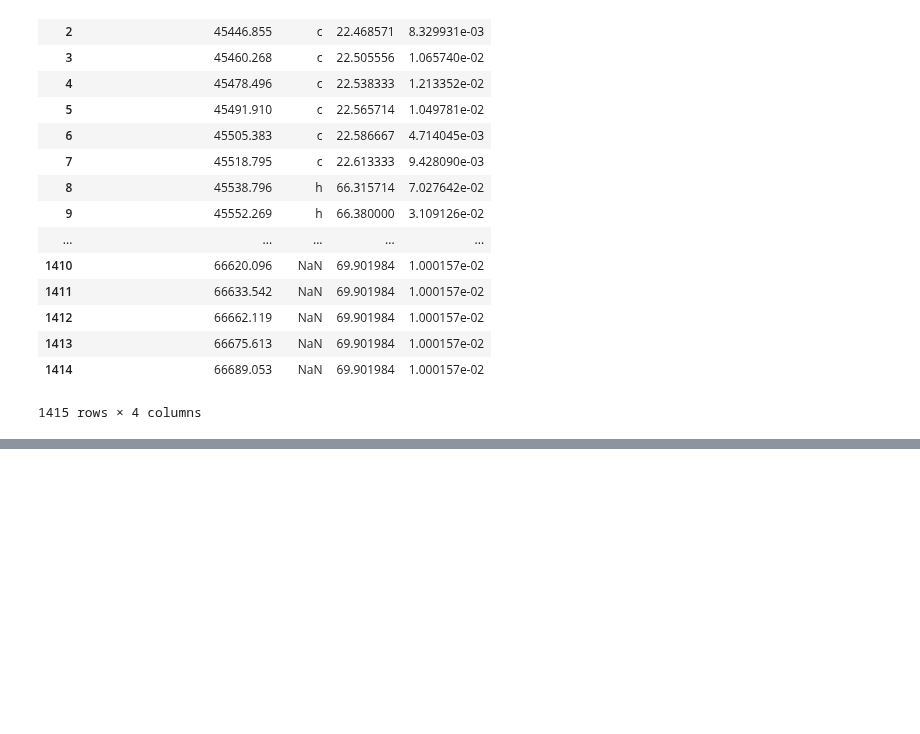
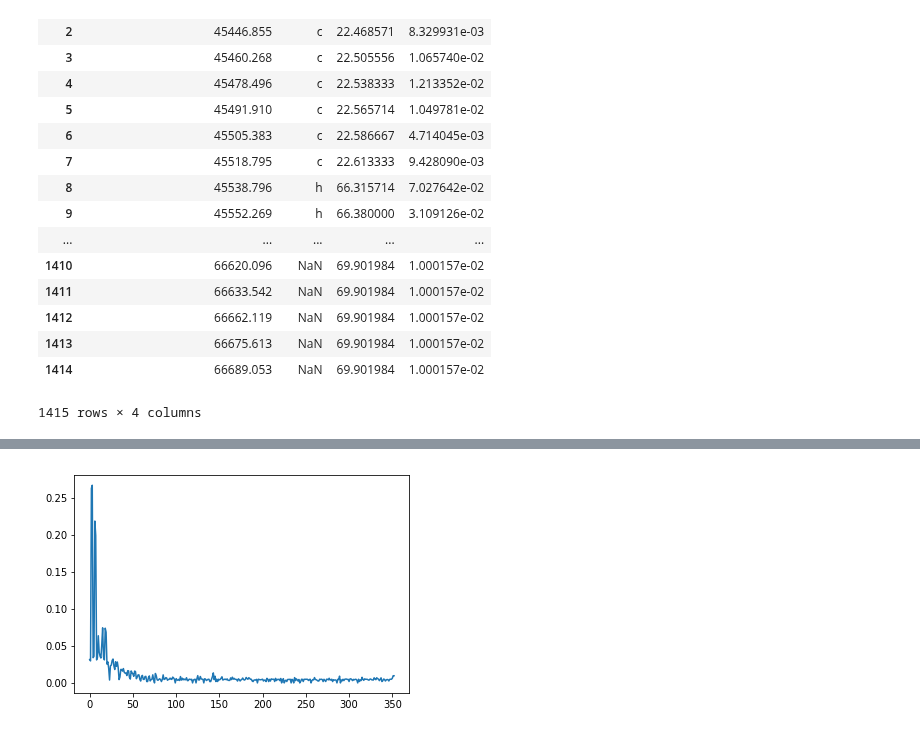
Before and after one commit to micolbedarida/MSci_Project, a Jupyter notebook: matching_time_and_temps.ipynb, the cells around one changed output, grey strips where cells are left out. Drawn from its saved outputs; the diff is of its cells as text; code cells hidden in the pictures; blank space fills up the shorter version.

```diff
--- a/matching_time_and_temps.ipynb
+++ b/matching_time_and_temps.ipynb
@@ -294,0 +315,5 @@ wnsc1
+# %%
+plt.plot(np.arange(len(temps_std_4)), temps_std_4)
+plt.show()
+# %% [output]
+[figure, added]
```
Also changed, not shown: parts of 14 cells of this notebook.
